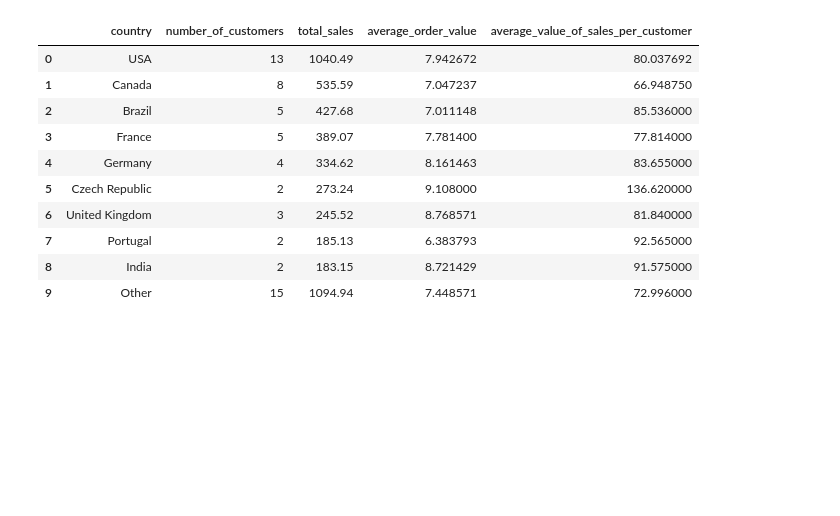
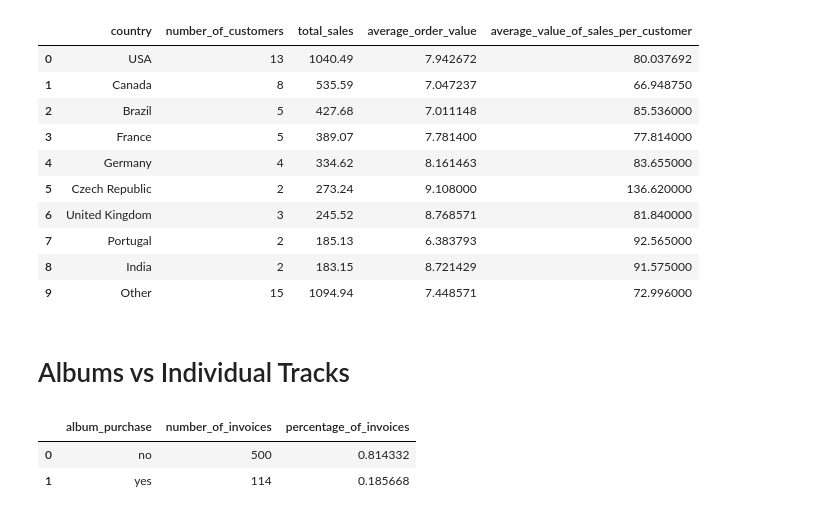
Before and after one commit to yeon-yeon/Chinook, a Jupyter notebook: Answering Business Questions at the Chinook record store.ipynb, the cells around one changed output. Cells and saved outputs as stored; diff of their text form; code cells hidden in the pictures; blank space fills up the shorter version.

```diff
--- a/Answering Business Questions at the Chinook record store.ipynb
+++ b/Answering Business Questions at the Chinook record store.ipynb
@@ -225,3 +226,67 @@ run_query(q)
 | 7 | Portugal | 2 | 185.13 | 6.383793 | 92.565000 |
 | 8 | India | 2 | 183.15 | 8.721429 | 91.575000 |
 | 9 | Other | 15 | 1094.94 | 7.448571 | 72.996000 |
+# %% [markdown]
+# Albums vs Individual Tracks
+# %%
+q = '''
+    WITH invoice_first_track AS
+        (
+         SELECT
+             invoice_id,
+             MIN(il.track_id) first_track_id,
+             t.album_id
+         FROM invoice_line il
+         INNER JOIN track t ON t.track_id = il.track_id
+         GROUP BY 1
+        )
+
+    SELECT
+        album_purchase,
+        COUNT(invoice_id) number_of_invoices,
+        CAST(COUNT(invoice_id) as FLOAT) / (SELECT COUNT(*) FROM invoice) percentage_of_invoices
+
+    FROM
+        (
+         SELECT
+              ift.*,
+              CASE
+                  WHEN (
+                        (
+                        SELECT track_id FROM track
+                        WHERE album_id = (SELECT t2.album_id FROM track t2
+                                          WHERE t2.track_id = ift.first_track_id
+                                         )
+                        EXCEPT
+
+                        SELECT track_id FROM invoice_line
+                        WHERE invoice_id = ift.invoice_id
+                        ) IS NULL
+
+                        AND
+
+                        (
+                        SELECT track_id FROM invoice_line
+                        WHERE invoice_id = ift.invoice_id
+
+                        EXCEPT
+
+                        SELECT track_id FROM track
+                        WHERE album_id = (SELECT t2.album_id FROM track t2
+                                          WHERE t2.track_id = ift.first_track_id
+                                         )
+                        ) IS NULL
+                      ) THEN 'yes'
+                 ELSE 'no'
+             END AS album_purchase
+
+         FROM invoice_first_track ift
+         )
+    GROUP BY 1
+
+'''
+run_query(q)
+# %% [output]
+|  | album_purchase | number_of_invoices | percentage_of_invoices |
+| 0 | no | 500 | 0.814332 |
+| 1 | yes | 114 | 0.185668 |
```
Also changed, not shown: parts of 3 cells of this notebook.
